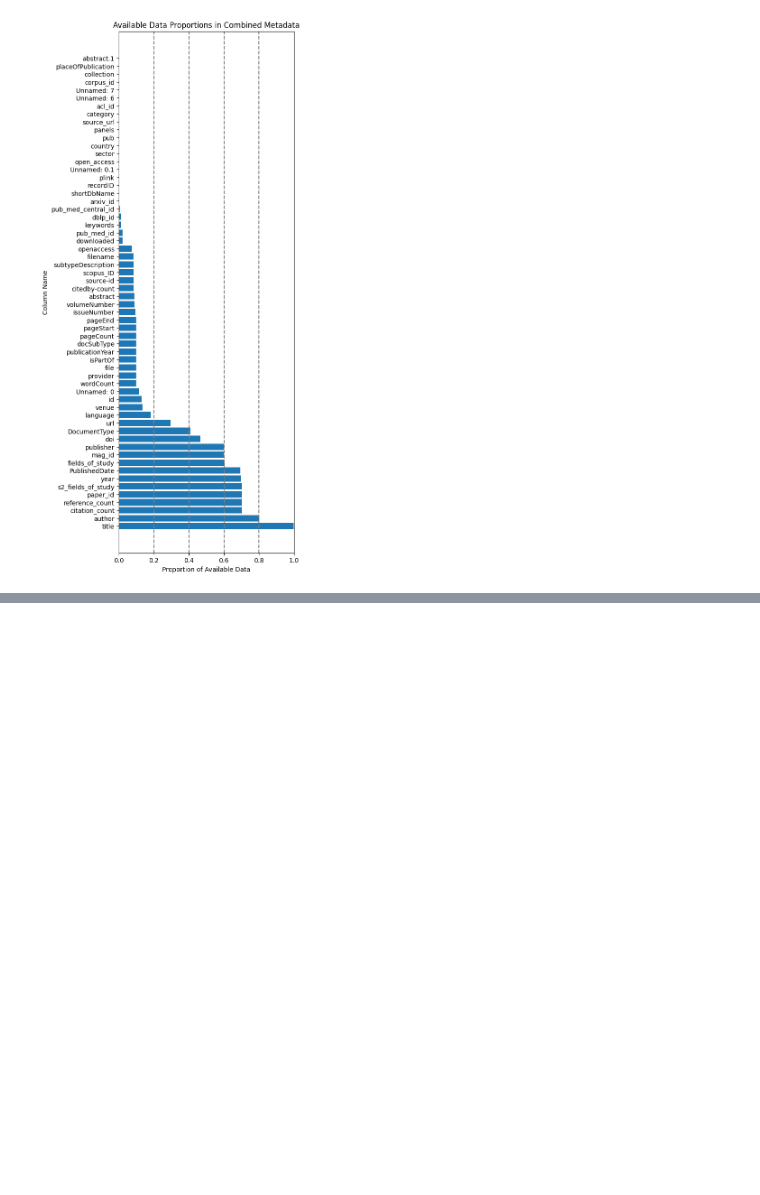
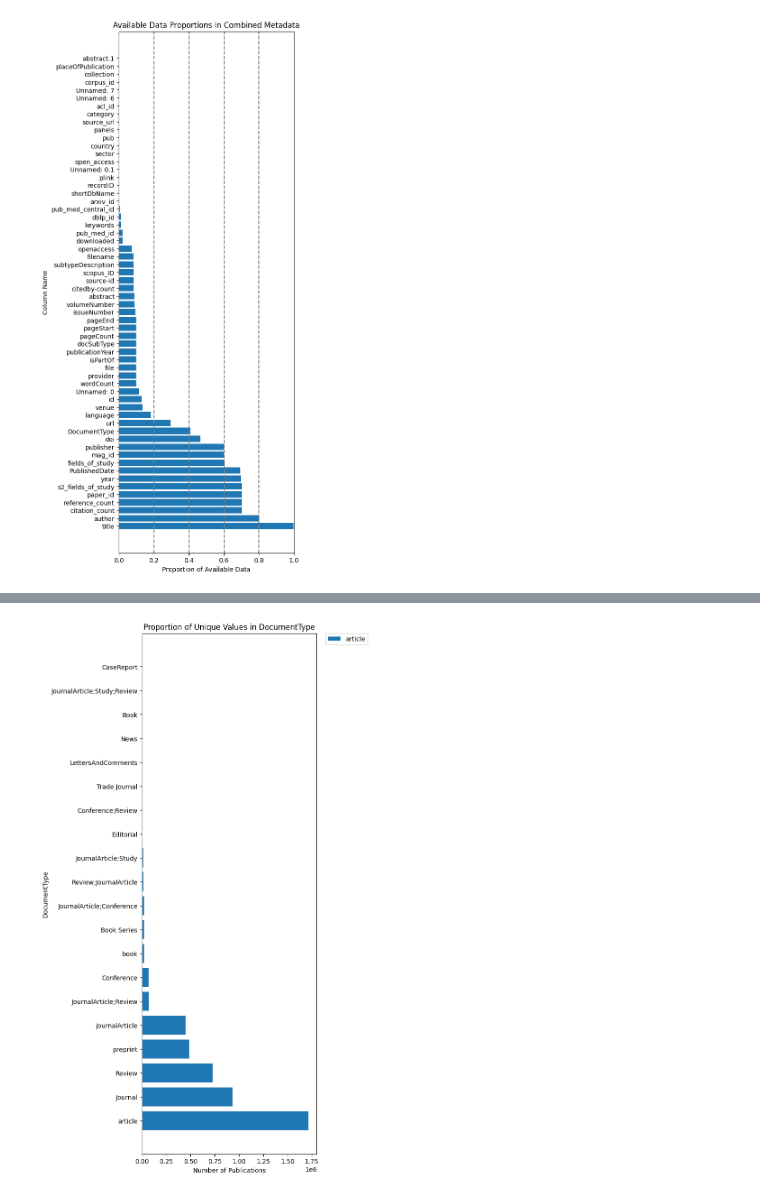
Before and after one commit to dyou-wbg/meta_processing, a Jupyter notebook: Stats_All_metadata.ipynb, the cells around one changed output, grey strips where cells are left out. Cells and saved outputs as stored; diff of their text form; code cells hidden in the pictures; blank space fills up the shorter version.

```diff
--- a/Stats_All_metadata.ipynb
+++ b/Stats_All_metadata.ipynb
@@ -610,0 +663,16 @@ available_data_proportions = available_data_proportions[available_data_proportio
+# %%
+
+def plot_unique_values(df, column_name, n):
+  unique_values = df[column_name].unique()
+  value_counts = df[column_name].value_counts()
+  sorted_value_counts = value_counts.sort_values(ascending=False)
+
+  plt.figure(figsize=(5, 15))
+  plt.barh(sorted_value_counts.index[:n], sorted_value_counts.values[:n])
+  plt.xlabel('Number of Publications')
+  plt.ylabel(column_name)
+  plt.title('Proportion of Unique Values in ' + column_name)
+
+  plt.legend(unique_values[:n], bbox_to_anchor=(1.05, 1), loc='upper left', borderaxespad=0)
+
+  plt.show()
@@ -610,0 +701,7 @@ available_data_proportions = available_data_proportions[available_data_proportio
+# %%
+
+
+
+plot_unique_values(final_df, 'DocumentType',20)
+# %% [output]
+[figure, added]
```
Also changed, not shown: parts of 24 cells of this notebook.
